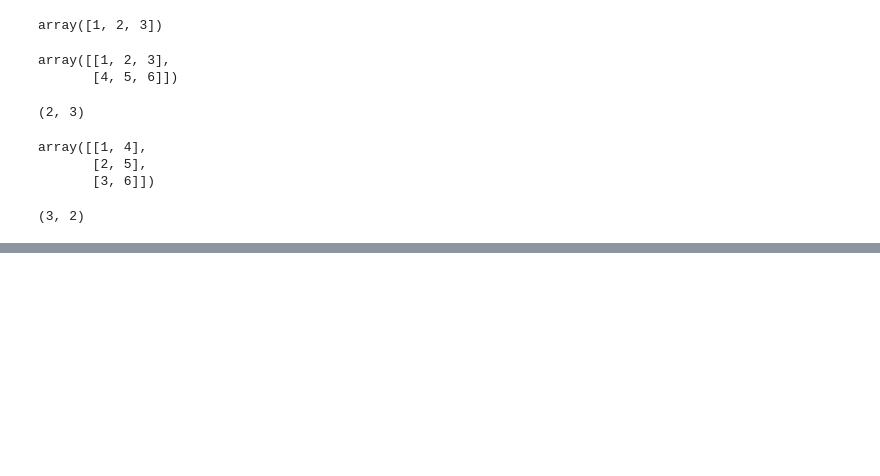
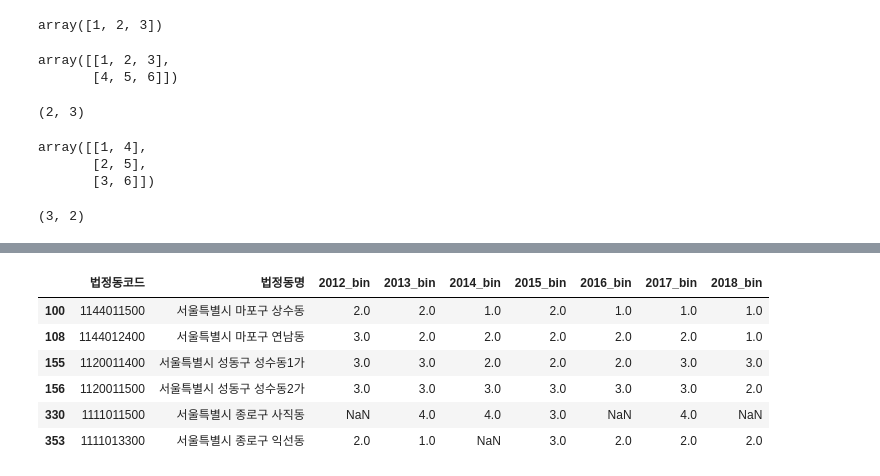
Before and after one commit to dataitgirls2/Next_Hip_Place, a Jupyter notebook: code/nemo_crawling/seoul_rental_price_crawling.ipynb, the cells around one changed output, grey strips where cells are left out. Saved outputs shown, nothing was run; the diff lists cells and outputs as text; code cells hidden in the pictures; blank space fills up the shorter version.

Commit message:
crawling data

```diff
--- a/code/nemo_crawling/seoul_rental_price_crawling.ipynb
+++ b/code/nemo_crawling/seoul_rental_price_crawling.ipynb
@@ -570,0 +573,3 @@ d.shape
+# %%
+df_bin = pd.read_csv('data/seoul_rental_price_binning_total.csv')
+df_bin.head()
@@ -570,0 +583,10 @@ d.shape
+# %%
+df_bin[df_bin['법정동명'].str.contains(r'(연남동|상수동|익선동|사직동|성수동)')]
+# %% [output]
+|  | 법정동코드 | 법정동명 | 2012_bin | 2013_bin | 2014_bin | 2015_bin | 2016_bin | 2017_bin | 2018_bin |
+| 100 | 1144011500 | 서울특별시 마포구 상수동 | 2.0 | 2.0 | 1.0 | 2.0 | 1.0 | 1.0 | 1.0 |
+| 108 | 1144012400 | 서울특별시 마포구 연남동 | 3.0 | 2.0 | 2.0 | 2.0 | 2.0 | 2.0 | 1.0 |
+| 155 | 1120011400 | 서울특별시 성동구 성수동1가 | 3.0 | 3.0 | 2.0 | 2.0 | 2.0 | 3.0 | 3.0 |
+| 156 | 1120011500 | 서울특별시 성동구 성수동2가 | 3.0 | 3.0 | 3.0 | 3.0 | 3.0 | 3.0 | 2.0 |
+| 330 | 1111011500 | 서울특별시 종로구 사직동 | NaN | 4.0 | 4.0 | 3.0 | NaN | 4.0 | NaN |
+| 353 | 1111013300 | 서울특별시 종로구 익선동 | 2.0 | 1.0 | NaN | 3.0 | 2.0 | 2.0 | 2.0 |
```
Also changed, not shown: parts of 4 cells of this notebook.
